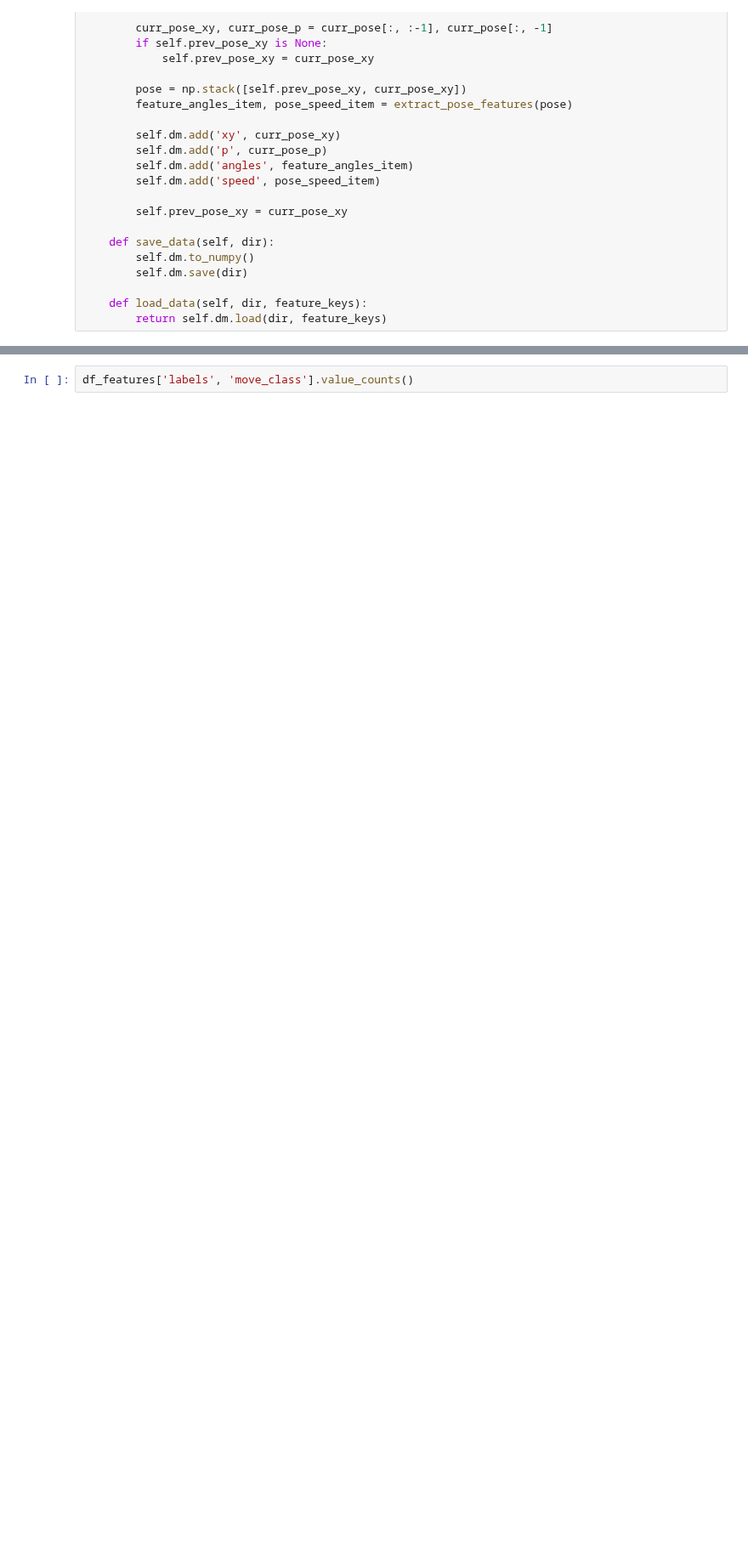
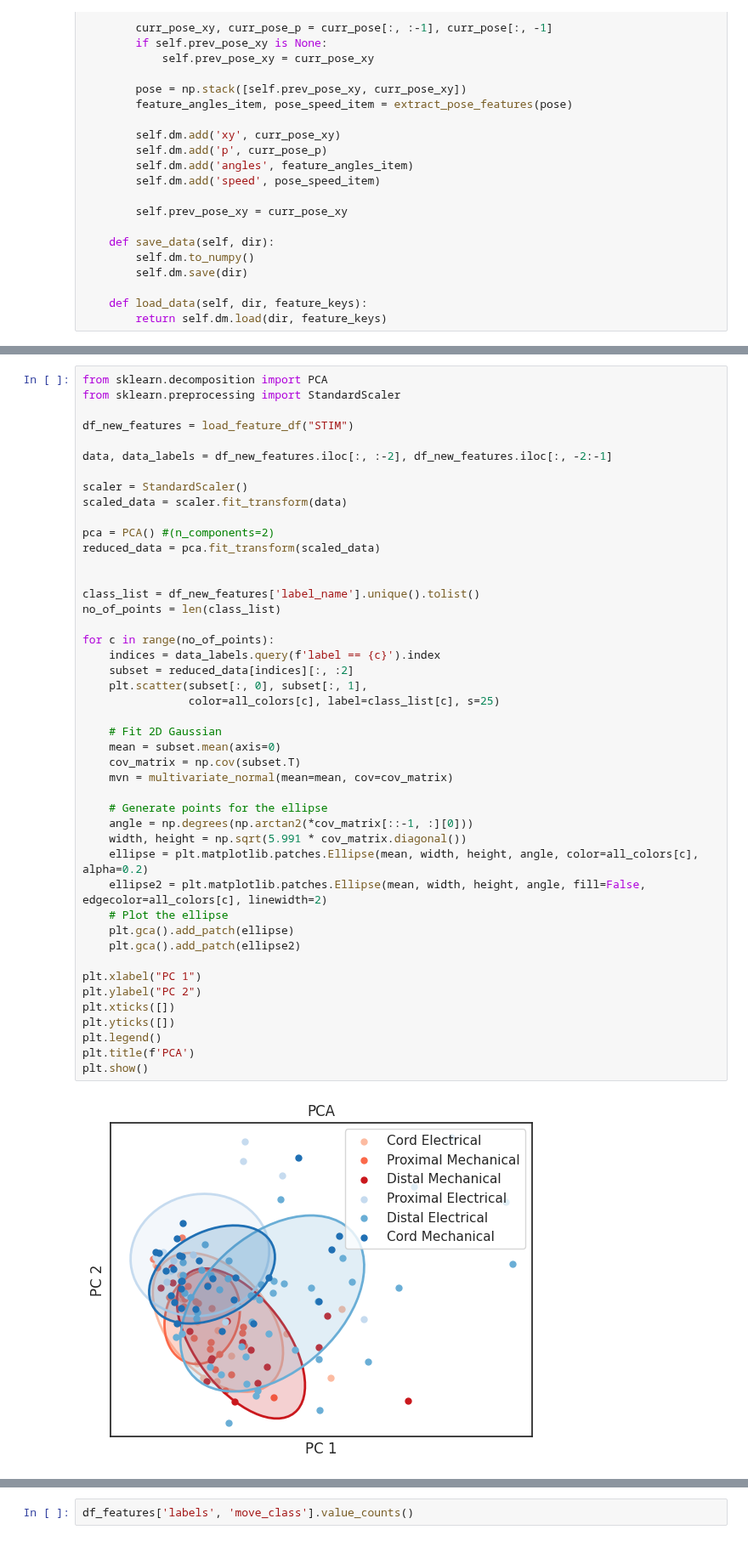
Before and after one commit to draeloslab/stim_behavior, a Jupyter notebook: extract_dlc.ipynb, the cells around one changed output, grey strips where cells are left out. Shown at 85% size. Cells and saved outputs as stored; diff of their text form; blank space fills up the shorter version.

```diff
--- a/extract_dlc.ipynb
+++ b/extract_dlc.ipynb
@@ -653,0 +901,47 @@ df_features['label', 'cluster'].value_counts()
+# %%
+from sklearn.decomposition import PCA
+from sklearn.preprocessing import StandardScaler
+
+df_new_features = load_feature_df("STIM")
+
+data, data_labels = df_new_features.iloc[:, :-2], df_new_features.iloc[:, -2:-1]
+
+scaler = StandardScaler()
+scaled_data = scaler.fit_transform(data)
+
+pca = PCA() #(n_components=2)
+reduced_data = pca.fit_transform(scaled_data)
+
+
+class_list = df_new_features['label_name'].unique().tolist()
+no_of_points = len(class_list)
+
+for c in range(no_of_points):
+    indices = data_labels.query(f'label == {c}').index
+    subset = reduced_data[indices][:, :2]
+    plt.scatter(subset[:, 0], subset[:, 1],
+                color=all_colors[c], label=class_list[c], s=25)
+
+    # Fit 2D Gaussian
+    mean = subset.mean(axis=0)
+    cov_matrix = np.cov(subset.T)
+    mvn = multivariate_normal(mean=mean, cov=cov_matrix)
+
+    # Generate points for the ellipse
+    angle = np.degrees(np.arctan2(*cov_matrix[::-1, :][0]))
+    width, height = np.sqrt(5.991 * cov_matrix.diagonal())
+    ellipse = plt.matplotlib.patches.Ellipse(mean, width, height, angle, color=all_colors[c], alpha=0.2)
+    ellipse2 = plt.matplotlib.patches.Ellipse(mean, width, height, angle, fill=False, edgecolor=all_colors[c], linewidth=2)
+    # Plot the ellipse
+    plt.gca().add_patch(ellipse)
+    plt.gca().add_patch(ellipse2)
+
+plt.xlabel("PC 1")
+plt.ylabel("PC 2")
+plt.xticks([])
+plt.yticks([])
+plt.legend()
+plt.title(f'PCA')
+plt.show()
+# %% [output]
+[figure, added]
```
Also changed, not shown: parts of 48 cells of this notebook, 7 other files.
